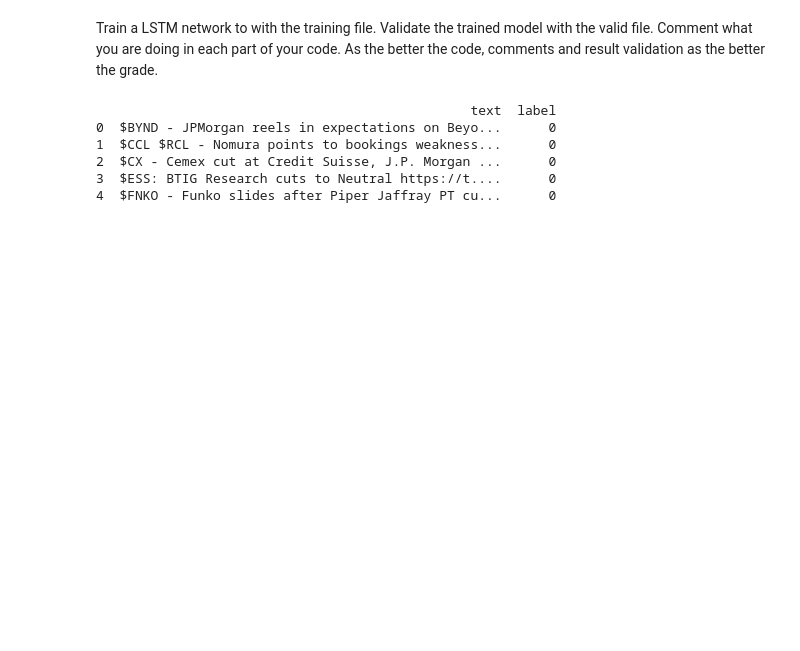
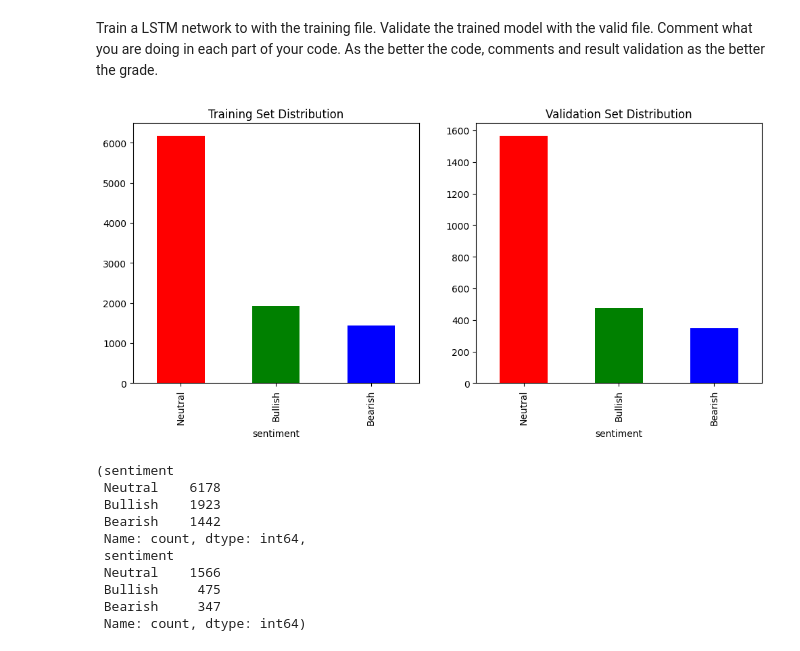
Before and after one commit to carlotadelriego/NLP_Digital_Portfolio, a Jupyter notebook: unit 02/S09_lab_exercise.ipynb, the cells around one changed output. Drawn from its saved outputs; the diff is of its cells as text; code cells hidden in the pictures; blank space fills up the shorter version.

```diff
--- a/unit 02/S09_lab_exercise.ipynb
+++ b/unit 02/S09_lab_exercise.ipynb
@@ -10,28 +10,3 @@ from tensorflow.keras.models import Sequential
 from tensorflow.keras.layers import LSTM, Dense
 from sklearn.model_selection import train_test_split
 from tensorflow.keras.preprocessing.text import Tokenizer
-# %%
-# Load the data from the csv files
-train_data = pd.read_csv('sent_train.csv')
-valid_data = pd.read_csv('sent_valid.csv')
-print(train_data.head(5))
-
-# Preprocess the data (e.g., normalize, encode labels, etc.)
-# Normalize the data
-train_data = train_data.values
-train_data = train_data[:, 1:]
-
-# encode the labels
-train_data[train_data == 'positive'] = 1
-train_data[train_data == 'negative'] = 0
-
-# Split the data into features and labels
-X_train = train_data[:, 1:]
-y_train = train_data[:, 0]
-# %% [output]
-                                                text  label
-0  $BYND - JPMorgan reels in expectations on Beyo...      0
-1  $CCL $RCL - Nomura points to bookings weakness...      0
-2  $CX - Cemex cut at Credit Suisse, J.P. Morgan ...      0
-3  $ESS: BTIG Research cuts to Neutral https://t....      0
-4  $FNKO - Funko slides after Piper Jaffray PT cu...      0
@@ -53,0 +13,35 @@ model.compile(optimizer='adam', loss='binary_crossentropy', metrics=['accuracy']
+# %%
+# Define sentiment labels
+sentiments = {0: "Bearish", 1: "Bullish", 2: "Neutral"}
+
+train_df = pd.read_csv("sent_train.csv")
+valid_df = pd.read_csv("sent_valid.csv")
+
+# Map numeric labels to sentiment names
+train_df["sentiment"] = train_df["label"].map(sentiments)
+valid_df["sentiment"] = valid_df["label"].map(sentiments)
+
+# Plot label distribution
+fig, axes = plt.subplots(1, 2, figsize=(12, 5))
+train_df["sentiment"].value_counts().plot(kind="bar", ax=axes[0], title="Training Set Distribution", color=["red", "green", "blue"])
+valid_df["sentiment"].value_counts().plot(kind="bar", ax=axes[1], title="Validation Set Distribution", color=["red", "green", "blue"])
+
+plt.show()
+
+# Return counts for reference
+train_counts = train_df["sentiment"].value_counts()
+valid_counts = valid_df["sentiment"].value_counts()
+
+train_counts, valid_counts
+# %% [output]
+[figure, added]
+(sentiment
+ Neutral    6178
+ Bullish    1923
+ Bearish    1442
+ Name: count, dtype: int64,
+ sentiment
+ Neutral    1566
+ Bullish     475
+ Bearish     347
+ Name: count, dtype: int64)
```
Also changed, not shown: parts of 1 cell of this notebook.
